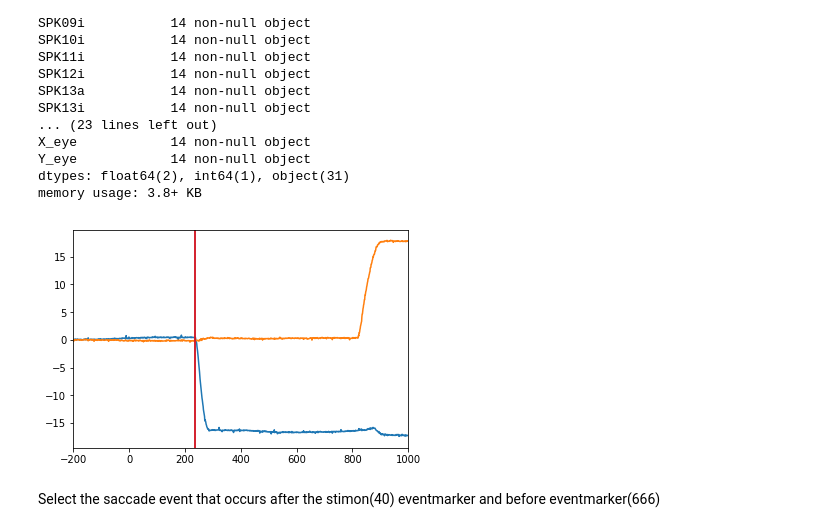
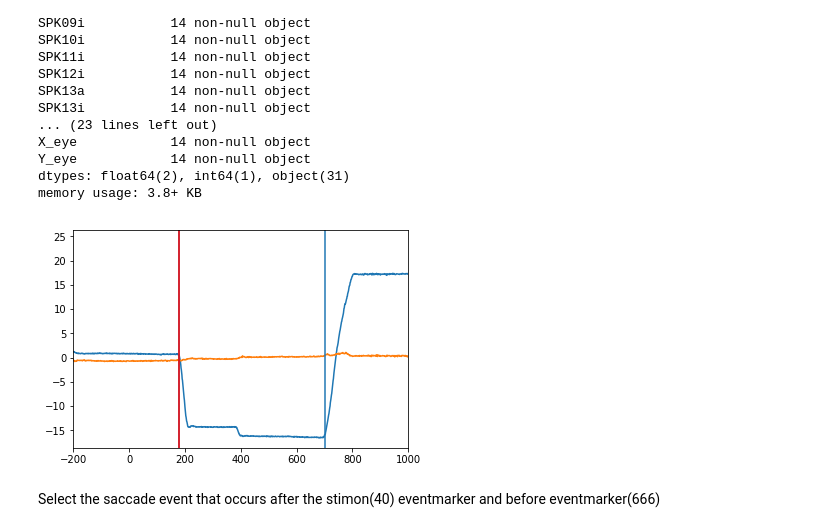
Before and after one commit to SmilodonCub/linArray, a Jupyter notebook: linArray_notebook.ipynb, the cells around one changed output. Saved outputs shown, nothing was run; the diff lists cells and outputs as text; code cells hidden in the pictures.

```diff
--- a/linArray_notebook.ipynb
+++ b/linArray_notebook.ipynb
@@ -892,28 +892,28 @@ Y_eye            14 non-null object
 dtypes: float64(2), int64(1), object(31)
 memory usage: 3.8+ KB
 # %%
-trial = 0
+trial = 6
 s, es = et.saccade_detection( Peanut_delayedSaccadeTask_2016_6_8_1_1_merged[ 'X_eye' ][trial],
                              Peanut_delayedSaccadeTask_2016_6_8_1_1_merged[ 'Y_eye' ][trial],
                              np.arange( 0, len( Peanut_delayedSaccadeTask_2016_6_8_1_1_merged[ 'Y_eye' ][trial]) ) -
                              Peanut_delayedSaccadeTask_2016_6_8_1_1_merged[ 'bhv_code40' ][trial],
                              minlen=20, maxvel=50)
 
 dthresh = 10
 
 plot = eyetrace4trials( Peanut_delayedSaccadeTask_2016_6_8_1_1_merged, 'bhv_code40', trial, trial+1 )
 for sacc in es:
     #eDistance = math.dist([sacc[3], sacc[4]], [sacc[5], sacc[6]])
     coord_dist = math.sqrt( ((sacc[3] - sacc[5])**2)+((sacc[4] - sacc[6])**2) )
     #print( coord_dist )
     if coord_dist > dthresh:
         plt.axvline(x=sacc[0])
         if sacc[0] > 0 and sacc[0] < ( Peanut_delayedSaccadeTask_2016_6_8_1_1_merged[ 'bhv_code666' ][trial][0] -
                                       Peanut_delayedSaccadeTask_2016_6_8_1_1_merged[ 'bhv_code40' ][trial][0] ):
             plt.axvline(x=sacc[0], color = 'red' )
 plt.show()
 # %% [output]
-[figure, old version]
+[figure, new version]
 # %% [markdown]
 Select the saccade event that occurs after the stimon(40) eventmarker and before eventmarker(666)
 # %%
```
Also changed, not shown: parts of 4 cells of this notebook.
